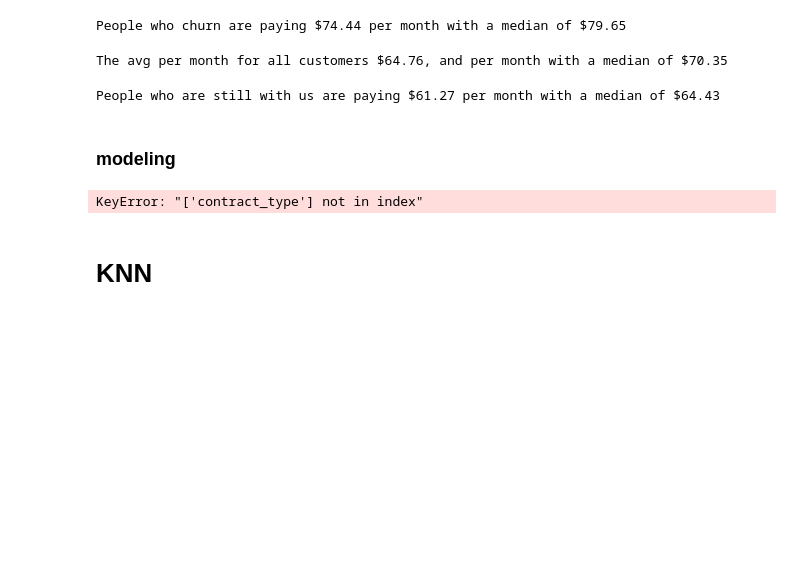
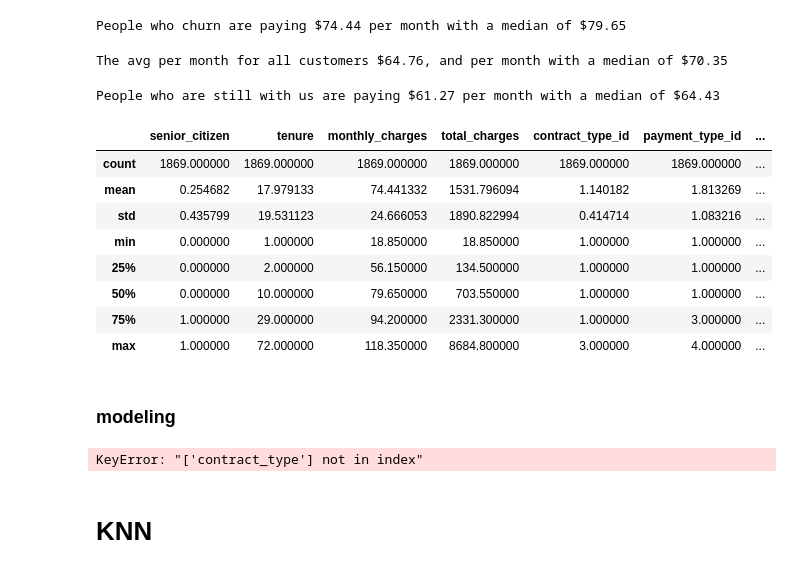
Before and after one commit to Corn-Shipps/predicting_telco_churn, a Jupyter notebook: JeremyNotes.ipynb, the cells around one changed output. Saved outputs shown, nothing was run; the diff lists cells and outputs as text; code cells hidden in the pictures; blank space fills up the shorter version.

```diff
--- a/JeremyNotes.ipynb
+++ b/JeremyNotes.ipynb
@@ -380,6 +380,18 @@ The avg per month for all customers $64.76, and per month with a median of $70.3
 print(f"People who are still with us are paying ${not_churners.monthly_charges.mean():.2f} per month with a median of ${not_churners.monthly_charges.median():.2f}")
 # %% [output]
 People who are still with us are paying $61.27 per month with a median of $64.43
+# %%
+churners.describe()
+# %% [output]
+|  | senior_citizen | tenure | monthly_charges | total_charges | contract_type_id | payment_type_id | ... |
+| count | 1869.000000 | 1869.000000 | 1869.000000 | 1869.000000 | 1869.000000 | 1869.000000 | ... |
+| mean | 0.254682 | 17.979133 | 74.441332 | 1531.796094 | 1.140182 | 1.813269 | ... |
+| std | 0.435799 | 19.531123 | 24.666053 | 1890.822994 | 0.414714 | 1.083216 | ... |
+| min | 0.000000 | 1.000000 | 18.850000 | 18.850000 | 1.000000 | 1.000000 | ... |
+| 25% | 0.000000 | 2.000000 | 56.150000 | 134.500000 | 1.000000 | 1.000000 | ... |
+| 50% | 0.000000 | 10.000000 | 79.650000 | 703.550000 | 1.000000 | 1.000000 | ... |
+| 75% | 1.000000 | 29.000000 | 94.200000 | 2331.300000 | 1.000000 | 3.000000 | ... |
+| max | 1.000000 | 72.000000 | 118.350000 | 8684.800000 | 3.000000 | 4.000000 | ... |
 # %% [markdown]
 ### modeling
 # %%
```
